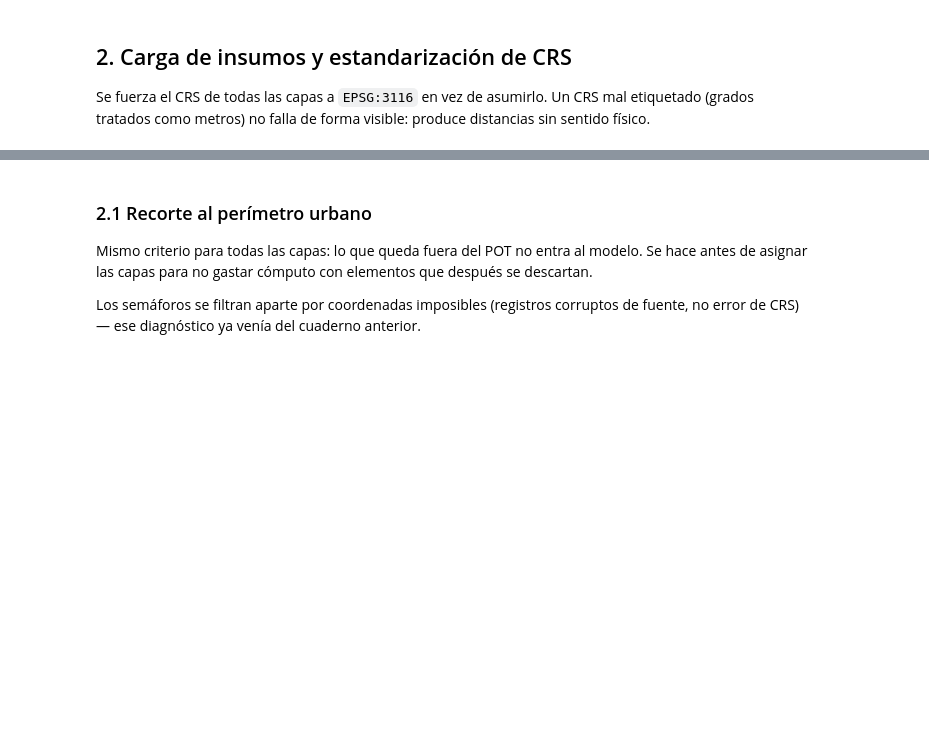
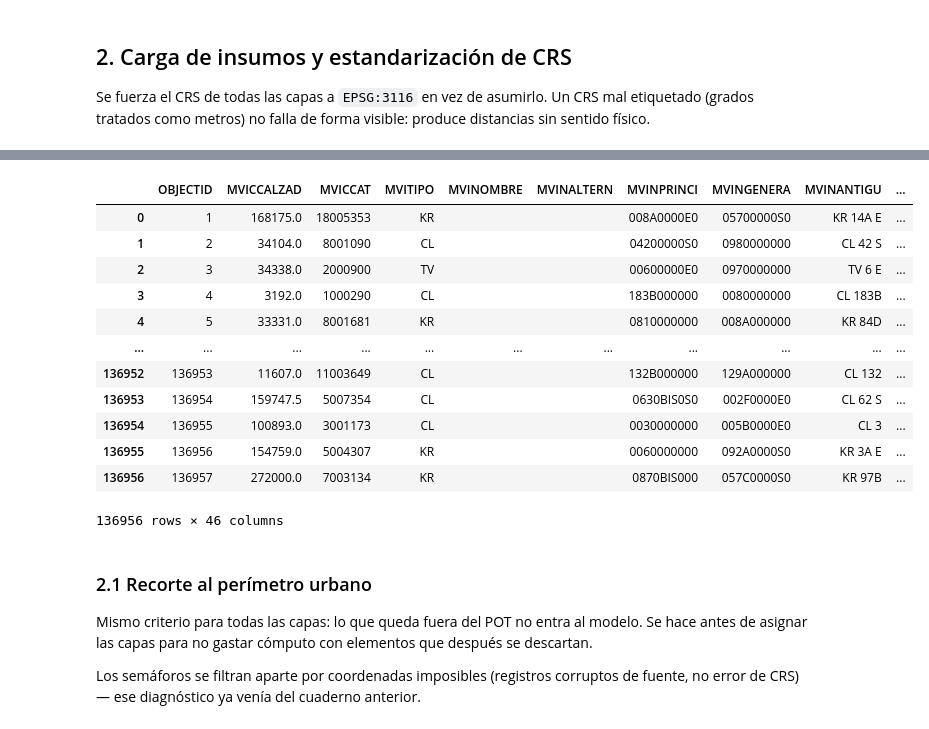
Before and after one commit to BryHerNi21/TT, a Jupyter notebook: Union_segmentos.ipynb, the cells around one changed output, grey strips where cells are left out. Drawn from its saved outputs; the diff is of its cells as text; code cells hidden in the pictures; blank space fills up the shorter version.

```diff
--- a/Union_segmentos.ipynb
+++ b/Union_segmentos.ipynb
@@ -151,6 +112,22 @@ puentes     ->    1,212 filas | 3116 | ['MultiPolygon']
 peatonal    ->   46,065 filas | 3116 | ['MultiLineString']
 semaforos   ->    1,745 filas | 3116 | ['Point']
 siniestros  ->   21,893 filas | 3116 | ['Point']
+# %%
+malla
+# %% [output]
+|  | OBJECTID | MVICCALZAD | MVICCAT | MVITIPO | MVINOMBRE | MVINALTERN | MVINPRINCI | MVINGENERA | MVINANTIGU | ... |
+| 0 | 1 | 168175.0 | 18005353 | KR |  |  | 008A0000E0 | 05700000S0 | KR 14A E | ... |
+| 1 | 2 | 34104.0 | 8001090 | CL |  |  | 04200000S0 | 0980000000 | CL 42 S | ... |
+| 2 | 3 | 34338.0 | 2000900 | TV |  |  | 00600000E0 | 0970000000 | TV 6 E | ... |
+| 3 | 4 | 3192.0 | 1000290 | CL |  |  | 183B000000 | 0080000000 | CL 183B | ... |
+| 4 | 5 | 33331.0 | 8001681 | KR |  |  | 0810000000 | 008A000000 | KR 84D | ... |
+| ... | ... | ... | ... | ... | ... | ... | ... | ... | ... | ... |
+| 136952 | 136953 | 11607.0 | 11003649 | CL |  |  | 132B000000 | 129A000000 | CL 132 | ... |
+| 136953 | 136954 | 159747.5 | 5007354 | CL |  |  | 0630BIS0S0 | 002F0000E0 | CL 62 S | ... |
+| 136954 | 136955 | 100893.0 | 3001173 | CL |  |  | 0030000000 | 005B0000E0 | CL 3 | ... |
+| 136955 | 136956 | 154759.0 | 5004307 | KR |  |  | 0060000000 | 092A0000S0 | KR 3A E | ... |
+| 136956 | 136957 | 272000.0 | 7003134 | KR |  |  | 0870BIS000 | 057C0000S0 | KR 97B | ... |
+136956 rows × 46 columns
 # %% [markdown]
 ### 2.1 Recorte al perímetro urbano
 
```
Also changed, not shown: parts of 15 cells of this notebook, 13 other files.
